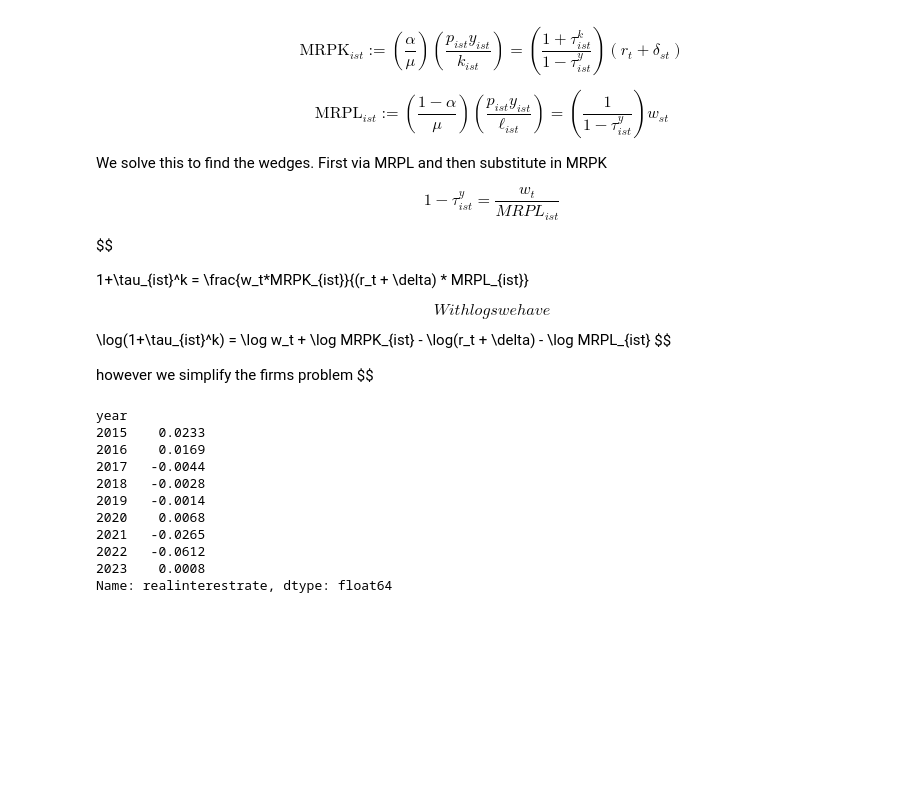
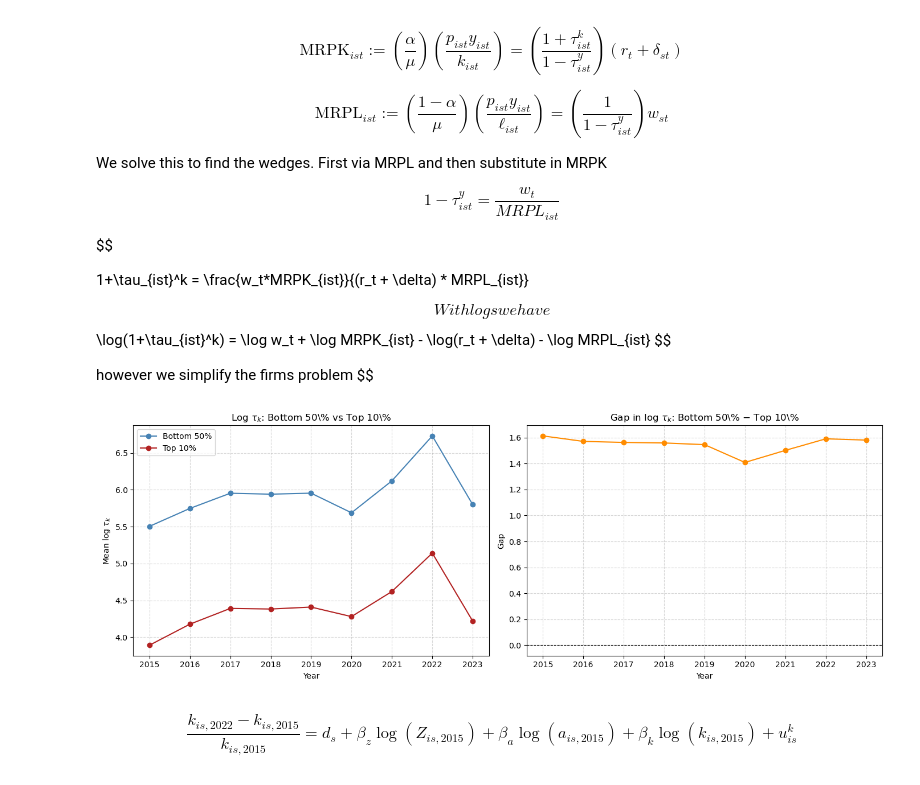
Before and after one commit to CurdinLieberherr/Master-Thesis, a Jupyter notebook: Dispersion_Trend.ipynb, the cells around one changed output. Cells and saved outputs as stored; diff of their text form; code cells hidden in the pictures; blank space fills up the shorter version.

```diff
--- a/Dispersion_Trend.ipynb
+++ b/Dispersion_Trend.ipynb
@@ -349,33 +351,54 @@ $$
 however we simplify the firms problem
 $$
 # %%
-#put firms in to sizes based on capital
-df['size_quintile'] = df.groupby('year')['k'].transform(
-    lambda x: pd.qcut(x, 5, labels=[1,2,3,4,5])
-)
-#calculate tau k
 DELTA = 0.1
+df['log_tau_k'] = np.log(df['w']) + df['log_MRPK'] - np.log(df['realinterestrate'] + DELTA) - df['log_MRPL']
 
-df['tau_k'] = ((df['MRPK']) / ((df['realinterestrate'] + 0.1) )) -1
+# ── Assign groups: bottom 50% vs top 10% ────────────────────────
+def assign_group(x):
+    p50 = x.quantile(0.50)
+    p90 = x.quantile(0.90)
+    groups = pd.Series('middle', index=x.index)
+    groups[x <= p50] = 'Bottom 50%'
+    groups[x >= p90] = 'Top 10%'
+    return groups
 
-# ── Winsorise tau_k within each year at 10%-90% ───────────────────
+df['size_group'] = df.groupby('year')['k'].transform(assign_group)
 
-# ── Quintile means ───────────────────────────────────────────────
-quintile_tau = (df.groupby(['year', 'size_quintile'])['tau_k']
-                  .mean()
-                  .unstack())
-quintile_tau['gap'] = quintile_tau[1] - quintile_tau[5]
+# ── Group means ──────────────────────────────────────────────────
+group_tau = (df[df['size_group'] != 'middle']
+               .groupby(['year', 'size_group'])['log_tau_k']
+               .mean()
+               .unstack())
+group_tau['gap'] = group_tau['Bottom 50%'] - group_tau['Top 10%']
+
+# ── Plots ────────────────────────────────────────────────────────
+fig, axes = plt.subplots(1, 2, figsize=(14, 5))
+
+# Plot 1: log tau_k by group
+for grp, color in zip(['Bottom 50%', 'Top 10%'], ['steelblue', 'firebrick']):
+    axes[0].plot(group_tau.index, group_tau[grp], marker='o', label=grp, color=color)
+
+axes[0].set_title('Log $\\tau_k$: Bottom 50\\% vs Top 10\\%')
+axes[0].set_xlabel('Year')
+axes[0].set_ylabel('Mean log $\\tau_k$')
+axes[0].legend()
+axes[0].grid(True, linestyle='--', alpha=0.5)
+
+# Plot 2: Gap
+axes[1].plot(group_tau.index, group_tau['gap'], marker='o', color='darkorange')
+axes[1].axhline(0, color='black', linewidth=0.8, linestyle='--')
+axes[1].set_title('Gap in log $\\tau_k$: Bottom 50\\% $-$ Top 10\\%')
+axes[1].set_xlabel('Year')
+axes[1].set_ylabel('Gap')
+axes[1].grid(True, linestyle='--', alpha=0.5)
+
+plt.tight_layout()
+plt.savefig('plots/tau_k_groups.png', dpi=150, bbox_inches='tight')
+plt.show()
+# %% [output]
+[figure, added]
-# %%
-print(df.groupby('year')['realinterestrate'].mean())
-# %% [output]
-year
-2015    0.0233
-2016    0.0169
-2017   -0.0044
-2018   -0.0028
-2019   -0.0014
-2020    0.0068
-2021   -0.0265
-2022   -0.0612
-2023    0.0008
-Name: realinterestrate, dtype: float64
+# %% [markdown]
+$$
+\frac{k_{is,2022} - k_{is,2015}}{k_{is,2015}} = d_s + \beta_z \log\left(Z_{is,2015}\right) + \beta_a \log(a_{is,2015}) + \beta_k \log(k_{is,2015}) + u_{is}^k
+$$
```
Also changed, not shown: parts of 6 cells of this notebook, 2 other files.
